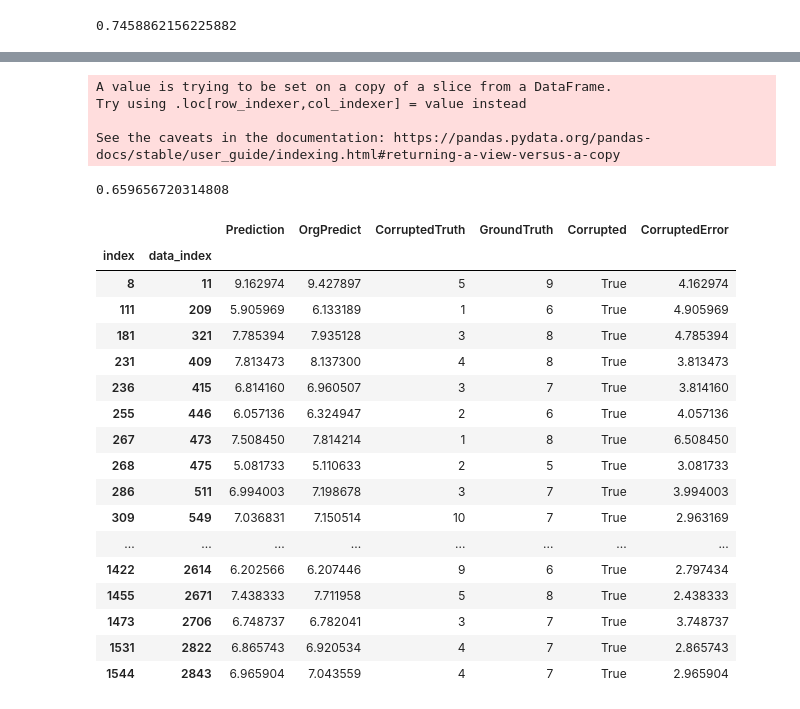
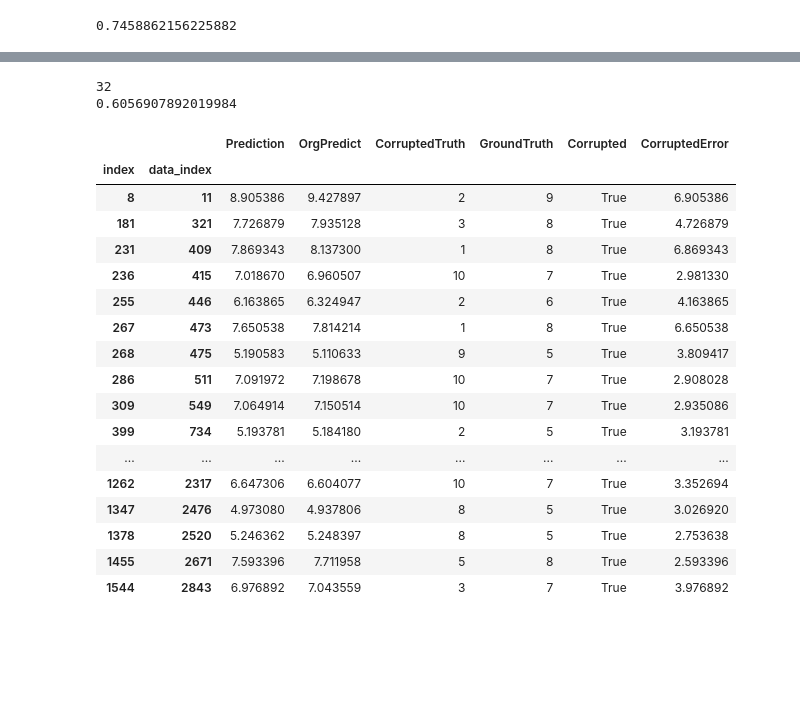
Before and after one commit to ngqhung0912/Research-Database-IR, a Jupyter notebook: data-corruption.ipynb, the cells around one changed output, grey strips where cells are left out. Drawn from its saved outputs; the diff is of its cells as text; code cells hidden in the pictures; blank space fills up the shorter version.

```diff
--- a/data-corruption.ipynb
+++ b/data-corruption.ipynb
@@ -51,64 +66,60 @@ shap_values = explainer(X)
 # %%
-data_correct = data.iloc[y_correct.index]
-data_correct['data_index'] = data_correct.index
-data_correct = data_correct.reset_index(drop=True)
-data_correct['index'] = data_correct.index
-data_correct.set_index(['index', 'data_index'], inplace=True)
+"""
+Corrupt OverallQual on data_correct dataframe.
+"""
 corruption_list = []
-old_new_value = {}
-OverallQual_sample_fraction = 0.03
-for i in data_correct.sample(frac = OverallQual_sample_fraction, random_state=1).index:
-    old = data_correct.loc[i, 'OverallQual']
+old_new_value = OrderedDict()
+OverallQual_sample_fraction = 0.02
+
+data_to_corrupt = data_correct.copy()
+
+corruption_index_list = sorted(data_to_corrupt.sample(frac = OverallQual_sample_fraction, random_state=1).index)
+for i in corruption_index_list:
+    old = data_to_corrupt.loc[i, 'OverallQual']
     new = np.random.randint(1, 11, 1)[0]
-    # if i[0] == 267:
-    #     print(i, old, data_correct.loc[i, 'OverallQual'])
     while abs(old - new) < 3:
         new = np.random.randint(1, 11, 1)[0]
-    data_correct.loc[i, 'OverallQual'] = new
+    data_to_corrupt.loc[i, 'OverallQual'] = new
     corruption_list.append(i)
     old_new_value[i[0]] = (old, new)
 # print(old_new_value)
-# print(len(corruption_list))
+print(len(corruption_list))
 # sorted(corruption_list)
+
+y_corrupted = data_to_corrupt["OverallQual"]
+X_corrupted = data_to_corrupt.drop(["OverallQual", 'SalePrice'], axis=1)
+X_train_cor, X_test_cor, y_train_cor, y_test_cor = train_test_split(X_corrupted, y_corrupted, test_size=0.1,random_state=100)
+ridge_corrupt = RidgeCV()
+ridge_corrupt.fit(X_train_cor, y_train_cor)
+print(ridge_corrupt.score(X_test_cor, y_test_cor))
 # %% [output]
-A value is trying to be set on a copy of a slice from a DataFrame.
-Try using .loc[row_indexer,col_indexer] = value instead
-
-See the caveats in the documentation: https://pandas.pydata.org/pandas-docs/stable/user_guide/indexing.html#returning-a-view-versus-a-copy
+32
+0.6056907892019984
-# %%
-y_corrupted = data_correct["OverallQual"]
-X_corrupted = data_correct.drop(["OverallQual", 'SalePrice'], axis=1)
-X_train, X_test, y_train, y_test = train_test_split(X_corrupted, y_corrupted, test_size=0.1,random_state=100)
-ridge = RidgeCV()
-ridge.fit(X_train, y_train)
-print(ridge.score(X_test, y_test))
-# %% [output]
-0.659656720314808
 # %%
-y_corrupted_score = get_score(ridge, X_corrupted, y_corrupted)
+y_corrupted_score = get_score(ridge_corrupt, X_corrupted, y_corrupted)
 y_corrupted_doubt = get_doubtful_values(y_corrupted_score)
 y_corrupted_doubt = y_corrupted_doubt.rename(columns={'GroundTruth' : 'CorruptedTruth', 'AbsoluteError': 'CorruptedError'})
 y_corrupted_doubt['GroundTruth'] = y_corrupted_doubt.index.get_level_values(1).map(y[y_corrupted_doubt.index.get_level_values(1)])
 y_corrupted_doubt['Corrupted'] = y_corrupted_doubt['GroundTruth'] != y_corrupted_doubt['CorruptedTruth']
 y_corrupted_doubt['OrgPredict'] = y_corrupted_doubt.index.get_level_values(1).map(y_score.loc[y_corrupted_doubt.index.get_level_values(1)]['Prediction'])
 y_corrupted_doubt = y_corrupted_doubt[['Prediction', 'OrgPredict', 'CorruptedTruth', 'GroundTruth', 'Corrupted', 'CorruptedError']]
 y_corrupted_doubt
 # %% [output]
 |  |  | Prediction | OrgPredict | CorruptedTruth | GroundTruth | Corrupted | CorruptedError |
 | index | data_index |  |  |  |  |  |  |
-| 8 | 11 | 9.162974 | 9.427897 | 5 | 9 | True | 4.162974 |
-| 111 | 209 | 5.905969 | 6.133189 | 1 | 6 | True | 4.905969 |
-| 181 | 321 | 7.785394 | 7.935128 | 3 | 8 | True | 4.785394 |
-| 231 | 409 | 7.813473 | 8.137300 | 4 | 8 | True | 3.813473 |
-| 236 | 415 | 6.814160 | 6.960507 | 3 | 7 | True | 3.814160 |
-| 255 | 446 | 6.057136 | 6.324947 | 2 | 6 | True | 4.057136 |
-| 267 | 473 | 7.508450 | 7.814214 | 1 | 8 | True | 6.508450 |
-| 268 | 475 | 5.081733 | 5.110633 | 2 | 5 | True | 3.081733 |
-| 286 | 511 | 6.994003 | 7.198678 | 3 | 7 | True | 3.994003 |
-| 309 | 549 | 7.036831 | 7.150514 | 10 | 7 | True | 2.963169 |
+| 8 | 11 | 8.905386 | 9.427897 | 2 | 9 | True | 6.905386 |
+| 181 | 321 | 7.726879 | 7.935128 | 3 | 8 | True | 4.726879 |
+| 231 | 409 | 7.869343 | 8.137300 | 1 | 8 | True | 6.869343 |
+| 236 | 415 | 7.018670 | 6.960507 | 10 | 7 | True | 2.981330 |
+| 255 | 446 | 6.163865 | 6.324947 | 2 | 6 | True | 4.163865 |
+| 267 | 473 | 7.650538 | 7.814214 | 1 | 8 | True | 6.650538 |
+| 268 | 475 | 5.190583 | 5.110633 | 9 | 5 | True | 3.809417 |
+| 286 | 511 | 7.091972 | 7.198678 | 10 | 7 | True | 2.908028 |
+| 309 | 549 | 7.064914 | 7.150514 | 10 | 7 | True | 2.935086 |
+| 399 | 734 | 5.193781 | 5.184180 | 2 | 5 | True | 3.193781 |
 | ... | ... | ... | ... | ... | ... | ... | ... |
-| 1422 | 2614 | 6.202566 | 6.207446 | 9 | 6 | True | 2.797434 |
-| 1455 | 2671 | 7.438333 | 7.711958 | 5 | 8 | True | 2.438333 |
-| 1473 | 2706 | 6.748737 | 6.782041 | 3 | 7 | True | 3.748737 |
-| 1531 | 2822 | 6.865743 | 6.920534 | 4 | 7 | True | 2.865743 |
-| 1544 | 2843 | 6.965904 | 7.043559 | 4 | 7 | True | 2.965904 |
+| 1262 | 2317 | 6.647306 | 6.604077 | 10 | 7 | True | 3.352694 |
+| 1347 | 2476 | 4.973080 | 4.937806 | 8 | 5 | True | 3.026920 |
+| 1378 | 2520 | 5.246362 | 5.248397 | 8 | 5 | True | 2.753638 |
+| 1455 | 2671 | 7.593396 | 7.711958 | 5 | 8 | True | 2.593396 |
+| 1544 | 2843 | 6.976892 | 7.043559 | 3 | 7 | True | 3.976892 |
```
Also changed, not shown: parts of 18 cells of this notebook, 9 other files.
